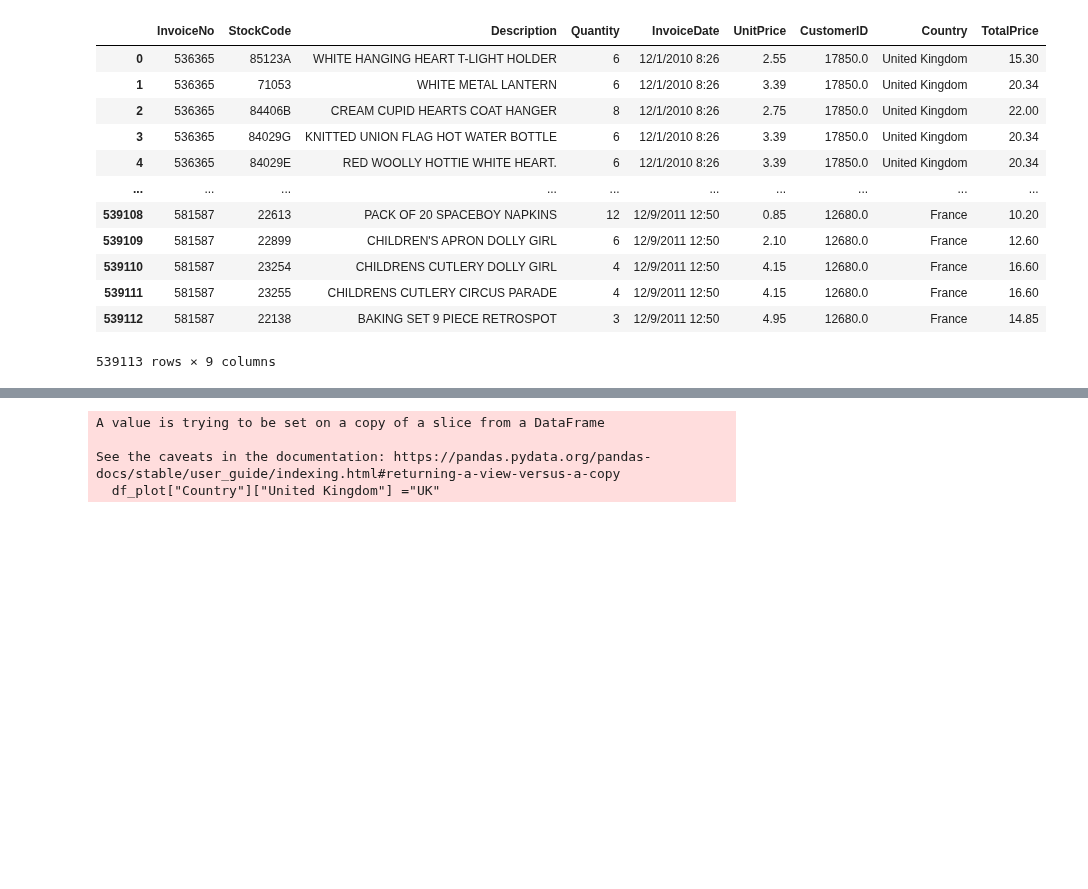
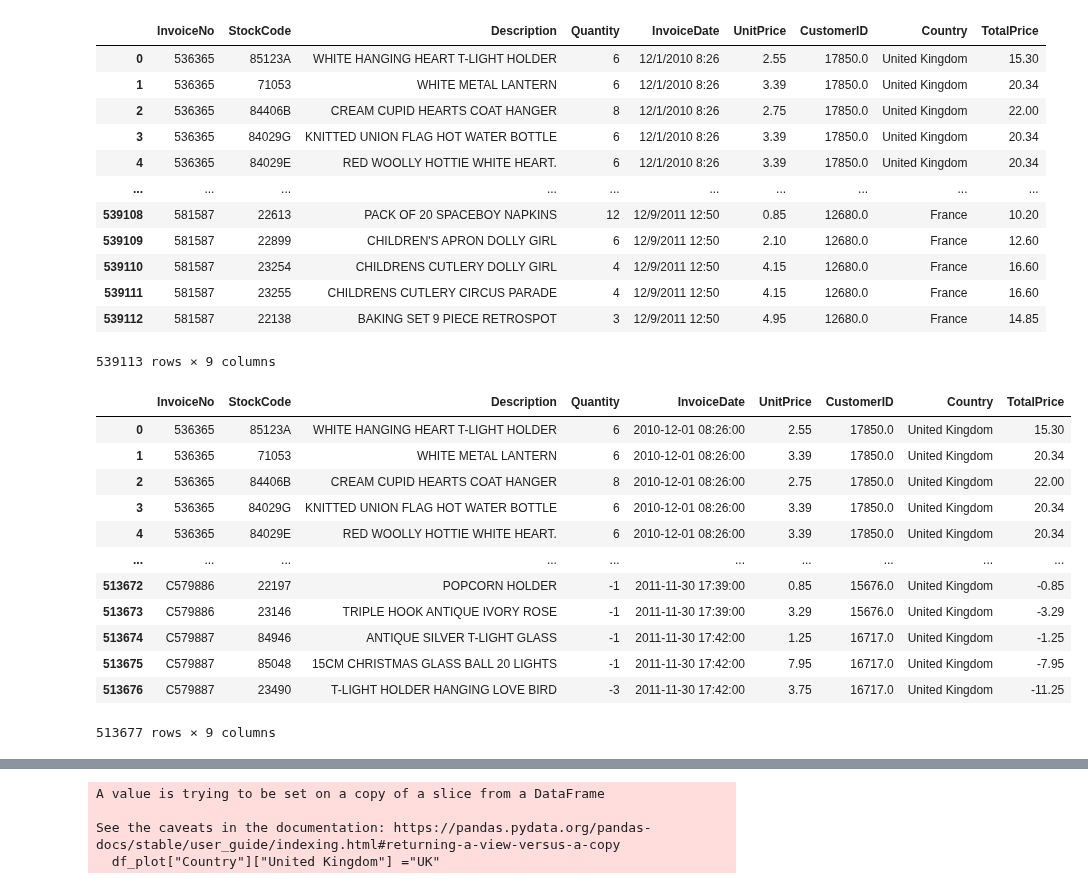
Before and after one commit to ArditFazliu/Analytics-und-Data-Storytelling, a Jupyter notebook: reports/draft_reports/h1.ipynb, the cells around one changed output, grey strips where cells are left out. Cells and saved outputs as stored; diff of their text form; code cells hidden in the pictures; blank space fills up the shorter version.

```diff
--- a/reports/draft_reports/h1.ipynb
+++ b/reports/draft_reports/h1.ipynb
@@ -31,3 +32,19 @@ df = df[df["InvoiceDate"]< "12/1/2011"]
+# %%
+df
+# %% [output]
+|  | InvoiceNo | StockCode | Description | Quantity | InvoiceDate | UnitPrice | CustomerID | Country | TotalPrice |
+| 0 | 536365 | 85123A | WHITE HANGING HEART T-LIGHT HOLDER | 6 | 2010-12-01 08:26:00 | 2.55 | 17850.0 | United Kingdom | 15.30 |
+| 1 | 536365 | 71053 | WHITE METAL LANTERN | 6 | 2010-12-01 08:26:00 | 3.39 | 17850.0 | United Kingdom | 20.34 |
+| 2 | 536365 | 84406B | CREAM CUPID HEARTS COAT HANGER | 8 | 2010-12-01 08:26:00 | 2.75 | 17850.0 | United Kingdom | 22.00 |
+| 3 | 536365 | 84029G | KNITTED UNION FLAG HOT WATER BOTTLE | 6 | 2010-12-01 08:26:00 | 3.39 | 17850.0 | United Kingdom | 20.34 |
+| 4 | 536365 | 84029E | RED WOOLLY HOTTIE WHITE HEART. | 6 | 2010-12-01 08:26:00 | 3.39 | 17850.0 | United Kingdom | 20.34 |
+| ... | ... | ... | ... | ... | ... | ... | ... | ... | ... |
+| 513672 | C579886 | 22197 | POPCORN HOLDER | -1 | 2011-11-30 17:39:00 | 0.85 | 15676.0 | United Kingdom | -0.85 |
+| 513673 | C579886 | 23146 | TRIPLE HOOK ANTIQUE IVORY ROSE | -1 | 2011-11-30 17:39:00 | 3.29 | 15676.0 | United Kingdom | -3.29 |
+| 513674 | C579887 | 84946 | ANTIQUE SILVER T-LIGHT GLASS | -1 | 2011-11-30 17:42:00 | 1.25 | 16717.0 | United Kingdom | -1.25 |
+| 513675 | C579887 | 85048 | 15CM CHRISTMAS GLASS BALL 20 LIGHTS | -1 | 2011-11-30 17:42:00 | 7.95 | 16717.0 | United Kingdom | -7.95 |
+| 513676 | C579887 | 23490 | T-LIGHT HOLDER HANGING LOVE BIRD | -3 | 2011-11-30 17:42:00 | 3.75 | 16717.0 | United Kingdom | -11.25 |
+513677 rows × 9 columns
 # %%
 df["TotalPrice"].sum()/10
 # %% [output]
```
Also changed, not shown: parts of 23 cells of this notebook.
